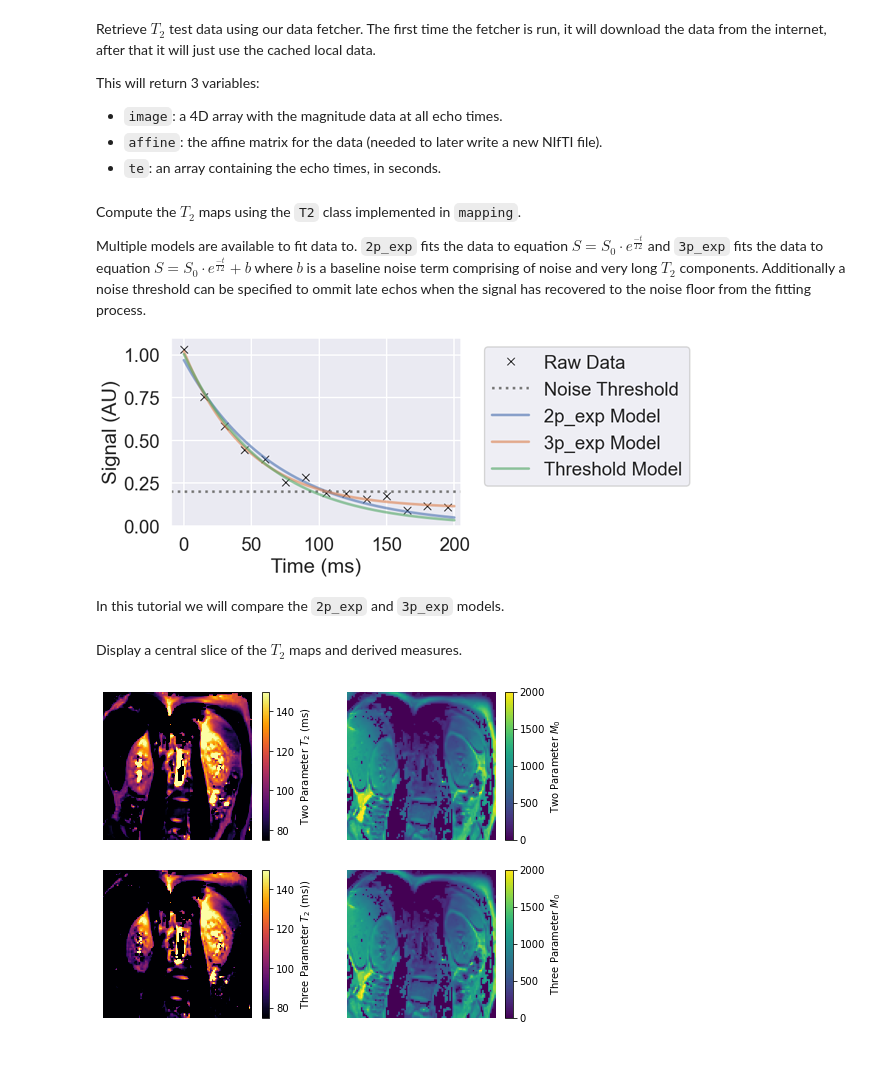
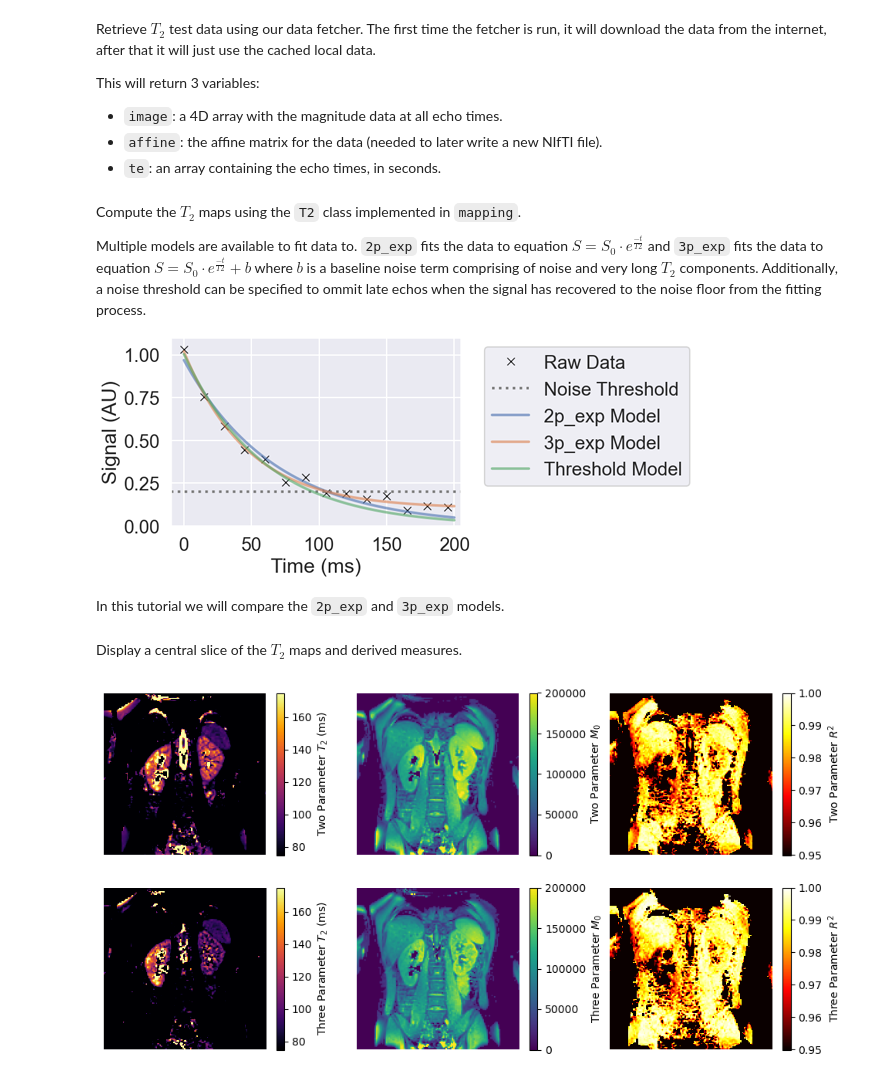
Before and after one commit to UKRIN-MAPS/ukat, a Jupyter notebook: tutorials/t2_calculation.ipynb, the cells around one changed output. Saved outputs shown, nothing was run; the diff lists cells and outputs as text; code cells hidden in the pictures.

```diff
--- a/tutorials/t2_calculation.ipynb
+++ b/tutorials/t2_calculation.ipynb
@@ -31,15 +36,15 @@ This will return 3 variables:
 * `te`: an array containing the echo times, in seconds.
 # %%
 # Fetch test data
-image, affine, te = fetch.t2_philips(1)
+image, affine, te = fetch.t2_philips(2)
 te = te * 1000  # convert TE to ms
-mask = image[..., -1] > 50 # Generate a mask based on the signal intensity of the last echo
+mask = image[..., 0] > 20000 # Generate a mask based on the signal intensity of the first echo
 # %% [markdown]
 Compute the $T_2$ maps using the `T2` class implemented in `mapping`.
 
 Multiple models are available to fit data to. `2p_exp` fits the data to equation $S = S_0 \cdot e^{\frac{-t}{T2}}$ and
 `3p_exp` fits the data to equation $S = S_0 \cdot e^{\frac{-t}{T2}}+b$ where $b$ is a baseline noise term comprising of
-noise and very long $T_2$ components. Additionally a noise threshold can be specified to ommit late echos when the signal
+noise and very long $T_2$ components. Additionally, a noise threshold can be specified to ommit late echos when the signal
 has recovered to the noise floor from the fitting process.
 
 ![t2_fitting_methods.png](attachment:t2_fitting_methods.png)
@@ -56,32 +61,44 @@ mapper_3p.to_nifti(output_directory=OUTPUT_DIR, base_file_name='three_param_fit'
 # %% [markdown]
 Display a central slice of the $T_2$ maps and derived measures.
 # %%
-fig, ax = plt.subplots(2, 2, figsize=(8, 6))
+fig, ax = plt.subplots(2, 3, figsize=(12, 6))
 
 # Display a central slice of the two parameter T2 map
-im = ax[0, 0].imshow(np.rot90(mapper_2p.t2_map[:, :, 2]), cmap='inferno', clim=(75, 150))
+im = ax[0, 0].imshow(mapper_2p.t2_map[:, :, 2].T, origin='lower', cmap='inferno', clim=(75, 175))
 cb = fig.colorbar(im, ax=ax[0, 0])
 cb.set_label('Two Parameter $T_2$ (ms)')
 ax[0, 0].axis('off')
 
 # Display a central slice of the two parameter M0 map
-im = ax[0, 1].imshow(np.rot90(mapper_2p.m0_map[:, :, 2]), cmap='viridis', clim=(0, 2000))
+im = ax[0, 1].imshow(mapper_2p.m0_map[:, :, 2].T, origin='lower', cmap='viridis', clim=(0, 200000))
 cb = fig.colorbar(im, ax=ax[0, 1])
 cb.set_label('Two Parameter $M_0$')
 ax[0, 1].axis('off')
 
+# Display a central slice of the two parameter r-squared map
+im = ax[0, 2].imshow(mapper_2p.r2[:, :, 2].T, origin='lower', cmap='hot', clim=(0.95, 1))
+cb = fig.colorbar(im, ax=ax[0, 2])
+cb.set_label('Two Parameter $R^2$')
+ax[0, 2].axis('off')
+
 # Display a central slice of the three parameter T2 map
-im = ax[1, 0].imshow(np.rot90(mapper_3p.t2_map[:, :, 2]), cmap='inferno', clim=(75, 150))
+im = ax[1, 0].imshow(mapper_3p.t2_map[:, :, 2].T, origin='lower', cmap='inferno', clim=(75, 175))
 cb = fig.colorbar(im, ax=ax[1, 0])
-cb.set_label('Three Parameter $T_2$ (ms))')
+cb.set_label('Three Parameter $T_2$ (ms)')
 ax[1, 0].axis('off')
 
 # Display a central slice of the three parameter M0 map
-im = ax[1, 1].imshow(np.rot90(mapper_3p.m0_map[:, :, 2]), cmap='viridis', clim=(0, 2000))
+im = ax[1, 1].imshow(mapper_3p.m0_map[:, :, 2].T, origin='lower', cmap='viridis', clim=(0, 200000))
 cb = fig.colorbar(im, ax=ax[1, 1])
 cb.set_label('Three Parameter $M_0$')
 ax[1, 1].axis('off')
 
+# Display a central slice of the two parameter r-squared map
+im = ax[1, 2].imshow(mapper_3p.r2[:, :, 2].T, origin='lower', cmap='hot', clim=(0.95, 1))
+cb = fig.colorbar(im, ax=ax[1, 2])
+cb.set_label('Three Parameter $R^2$')
+ax[1, 2].axis('off')
+
 plt.show()
 # %% [output]
-[figure, old version]
+[figure, new version]
```
Also changed, not shown: parts of 9 cells of this notebook, 1 other file.
